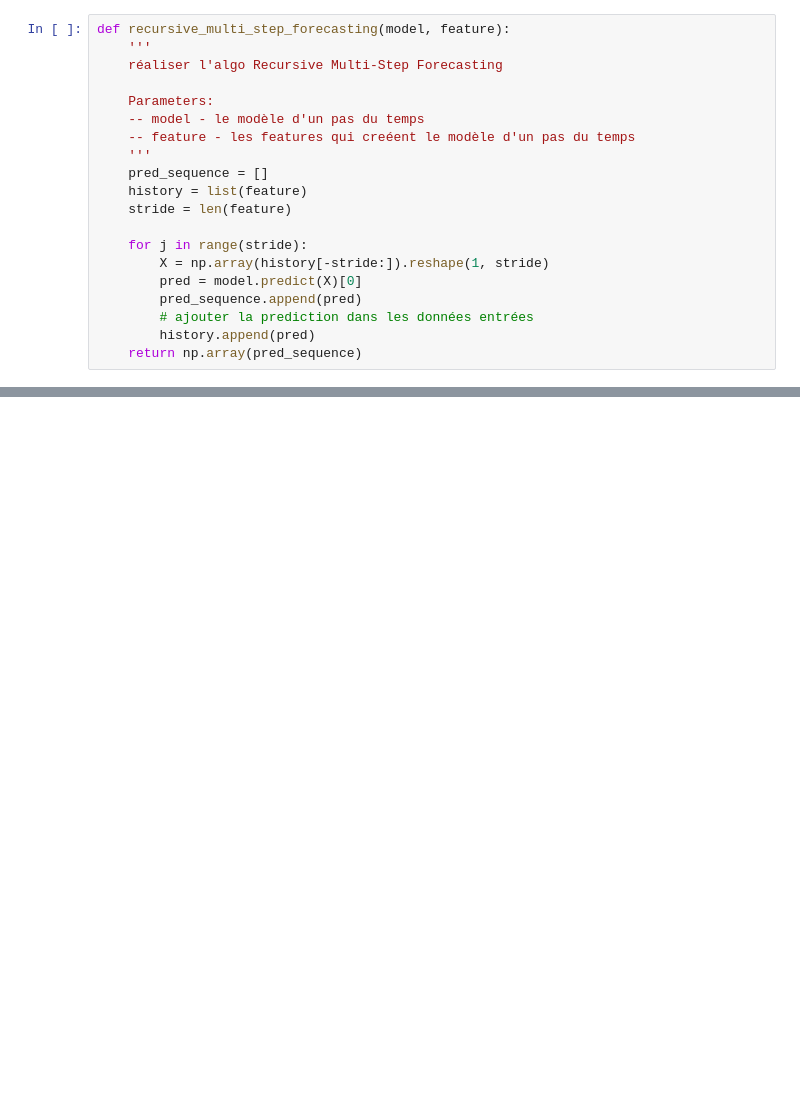
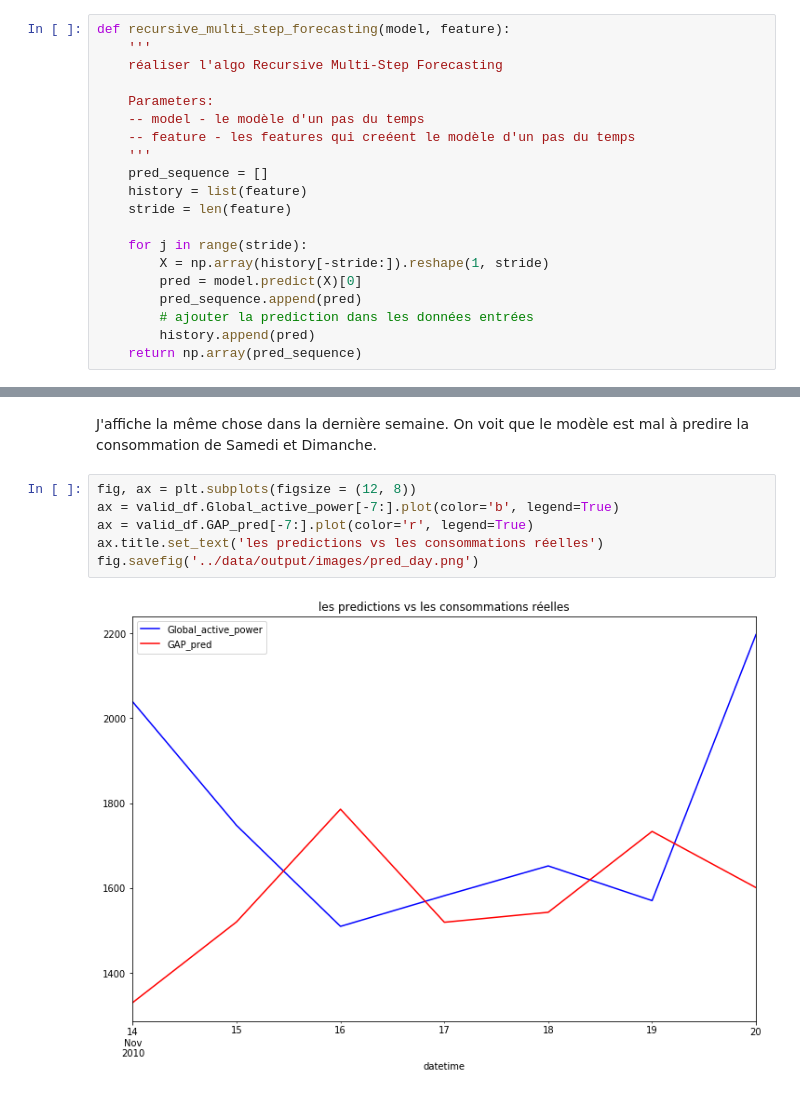
Before and after one commit to EnzoSeason/household_power_consumption, a Jupyter notebook: notebooks/Creation_modele.ipynb, the cells around one changed output, grey strips where cells are left out. Saved outputs shown, nothing was run; the diff lists cells and outputs as text; blank space fills up the shorter version.

```diff
--- a/notebooks/Creation_modele.ipynb
+++ b/notebooks/Creation_modele.ipynb
@@ -139,0 +163,10 @@ pred = model_prediction(LinearRegression(), train_conso, valid_conso)
+# %% [markdown]
+J'affiche la même chose dans la dernière semaine. On voit que le modèle est mal à predire la consommation de Samedi et Dimanche.
+# %%
+fig, ax = plt.subplots(figsize = (12, 8))
+ax = valid_df.Global_active_power[-7:].plot(color='b', legend=True)
+ax = valid_df.GAP_pred[-7:].plot(color='r', legend=True)
+ax.title.set_text('les predictions vs les consommations réelles')
+fig.savefig('../data/output/images/pred_day.png')
+# %% [output]
+[figure, added]
```
Also changed, not shown: parts of 11 cells of this notebook, 4 other files.
